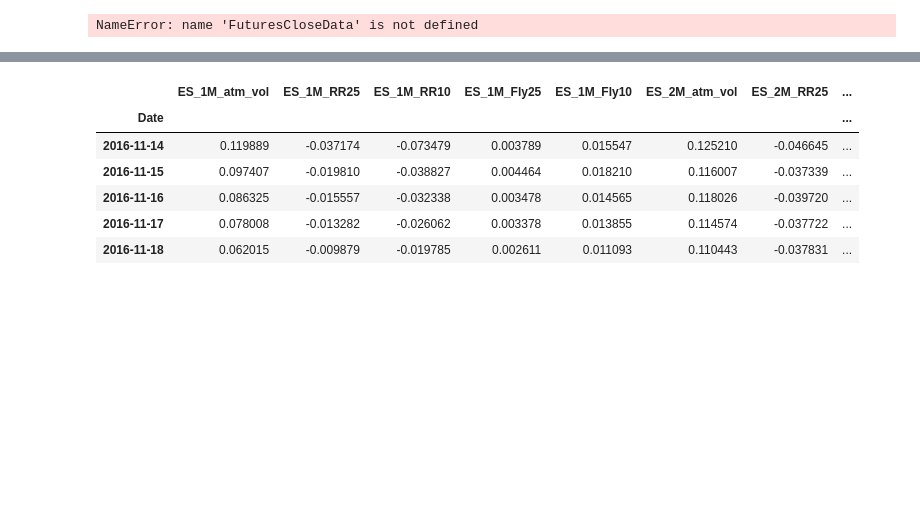
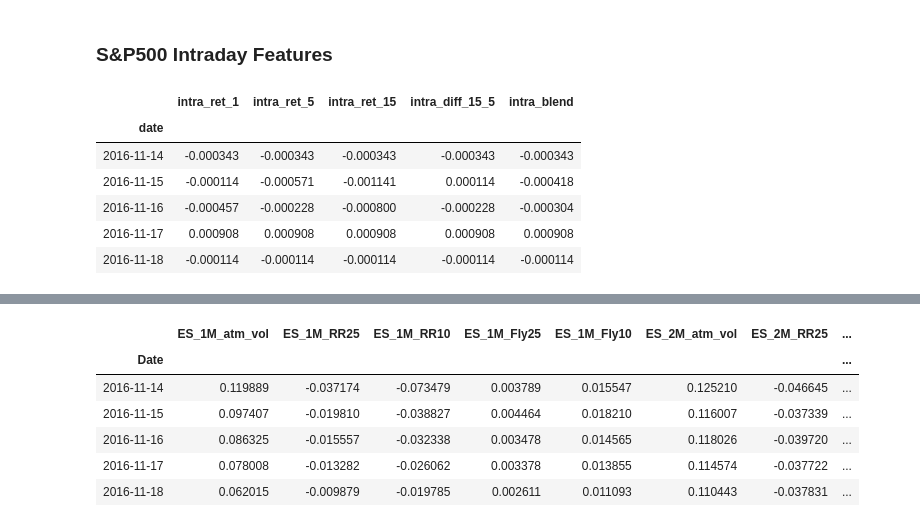
Before and after one commit to QuantCS109/TrumpTweets, a Jupyter notebook: trade_model.ipynb, the cells around one changed output, grey strips where cells are left out. Saved outputs shown, nothing was run; the diff lists cells and outputs as text; code cells hidden in the pictures; blank space fills up the shorter version.

```diff
--- a/trade_model.ipynb
+++ b/trade_model.ipynb
@@ -23,8 +28,15 @@ svd_df_daily.head()
+# %% [markdown]
+### S&P500 Intraday Features
 # %%
-intraday = pd.read_csv('features/intraday.csv', names= ['date','ret'])
+intraday = pd.read_csv('features/intra_sp_features.csv')
 intraday.set_index('date', inplace = True)
+intraday.index = pd.to_datetime(intraday.index)
+intraday.head()
+# %% [output]
+|  | intra_ret_1 | intra_ret_5 | intra_ret_15 | intra_diff_15_5 | intra_blend |
+| date |  |  |  |  |  |
+| 2016-11-14 | -0.000343 | -0.000343 | -0.000343 | -0.000343 | -0.000343 |
+| 2016-11-15 | -0.000114 | -0.000571 | -0.001141 | 0.000114 | -0.000418 |
+| 2016-11-16 | -0.000457 | -0.000228 | -0.000800 | -0.000228 | -0.000304 |
+| 2016-11-17 | 0.000908 | 0.000908 | 0.000908 | 0.000908 | 0.000908 |
+| 2016-11-18 | -0.000114 | -0.000114 | -0.000114 | -0.000114 | -0.000114 |
-# %%
-fc = FuturesCloseData()
-fc.returns('ES').head()
-# %% [output]
-NameError: name 'FuturesCloseData' is not defined
```
Also changed, not shown: parts of 11 cells of this notebook, 14 other files.
